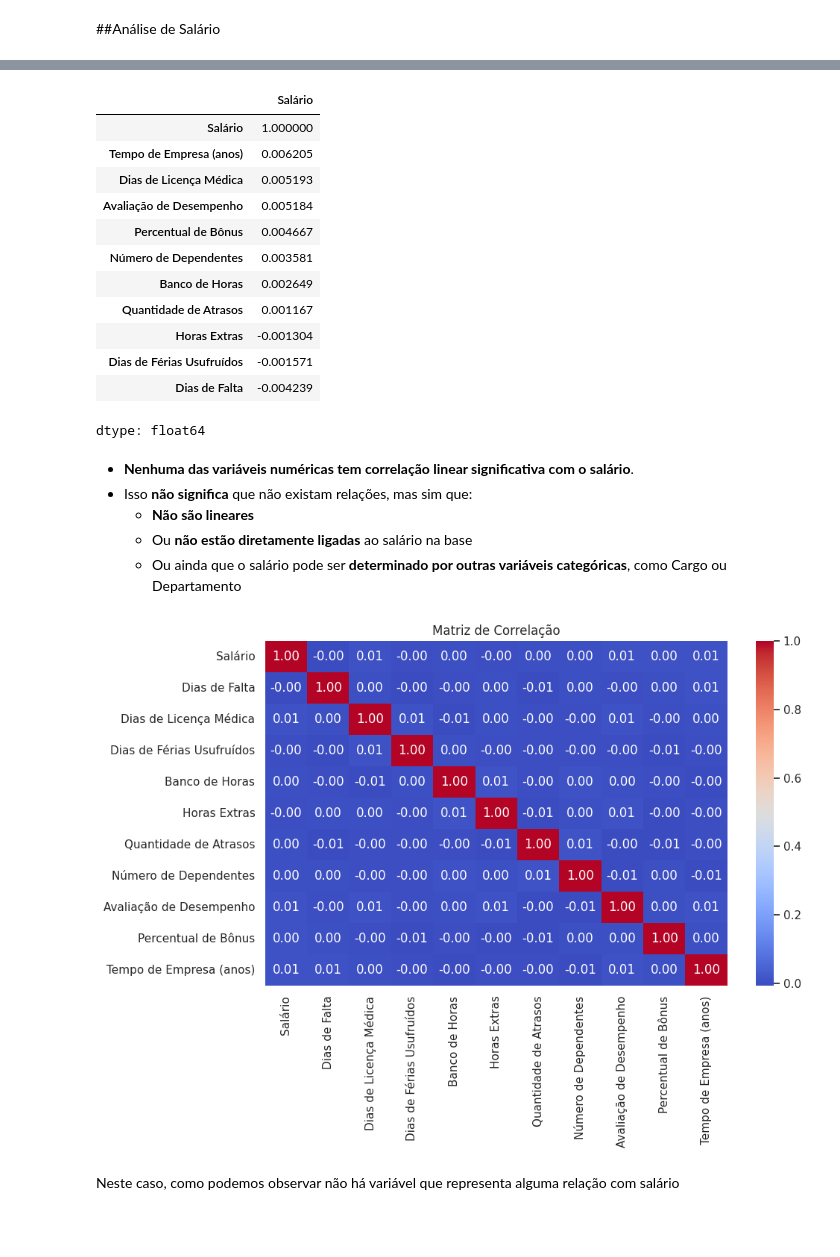
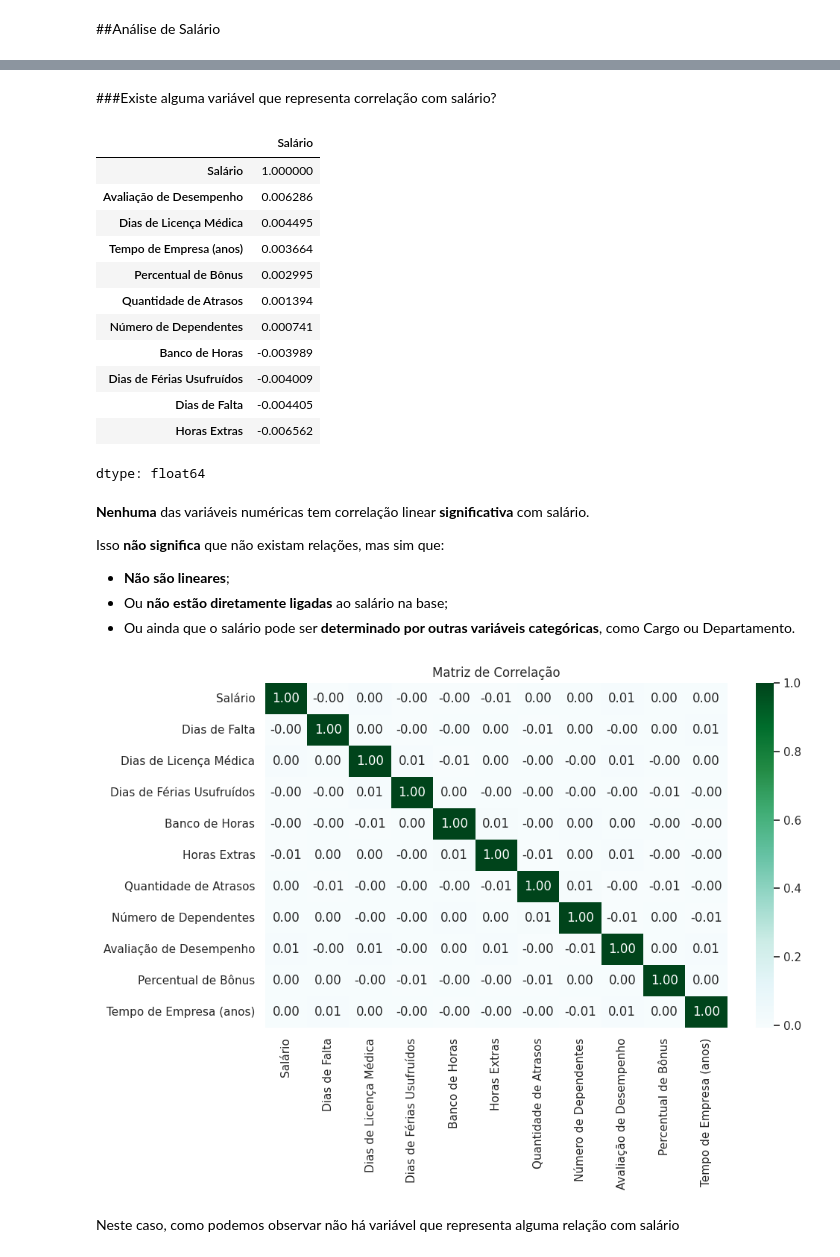
Before and after one commit to pela-andrea/people-analytics-case, a Jupyter notebook: scripts/03_analise_de_dados.ipynb, the cells around one changed output, grey strips where cells are left out. Cells and saved outputs as stored; diff of their text form; code cells hidden in the pictures; blank space fills up the shorter version.

```diff
--- a/scripts/03_analise_de_dados.ipynb
+++ b/scripts/03_analise_de_dados.ipynb
@@ -54 +84,6 @@ Garantindo que o campo Percentual Bonus seja em percentual
+# %%
+#Tratando campos de Data - convertendo corretamente
+datas = ['Data de Admissão', 'Data de Demissão', 'Data da Última Promoção', 'Data do Último Treinamento']
+for col in datas:
+    df[col] = pd.to_datetime(df[col], errors='coerce')
 # %%
@@ -87,4 +121,9 @@ sns.set(style="whitegrid", palette="pastel")
+# %% [markdown]
+###Existe alguma variável que representa correlação com salário?
 # %%
+#Estilo de gráfico
+sns.set(style="whitegrid", palette="pastel")
+
 #Criar correlação com todas as variáveis numéricas
 numeric_cols = df.select_dtypes(include='number')
 correlation = numeric_cols.corr()
@@ -93,30 +132,31 @@ correlation['Salário'].sort_values(ascending=False)
 # %% [output]
 |  | Salário |
 | Salário | 1.000000 |
-| Tempo de Empresa (anos) | 0.006205 |
-| Dias de Licença Médica | 0.005193 |
-| Avaliação de Desempenho | 0.005184 |
-| Percentual de Bônus | 0.004667 |
-| Número de Dependentes | 0.003581 |
-| Banco de Horas | 0.002649 |
-| Quantidade de Atrasos | 0.001167 |
-| Horas Extras | -0.001304 |
-| Dias de Férias Usufruídos | -0.001571 |
-| Dias de Falta | -0.004239 |
+| Avaliação de Desempenho | 0.006286 |
+| Dias de Licença Médica | 0.004495 |
+| Tempo de Empresa (anos) | 0.003664 |
+| Percentual de Bônus | 0.002995 |
+| Quantidade de Atrasos | 0.001394 |
+| Número de Dependentes | 0.000741 |
+| Banco de Horas | -0.003989 |
+| Dias de Férias Usufruídos | -0.004009 |
+| Dias de Falta | -0.004405 |
+| Horas Extras | -0.006562 |
 dtype: float64
 # %% [markdown]
-- **Nenhuma das variáveis numéricas tem correlação linear significativa com o salário**.
-- Isso **não significa** que não existam relações, mas sim que:
-    - **Não são lineares**
-    - Ou **não estão diretamente ligadas** ao salário na base
-    - Ou ainda que o salário pode ser **determinado por outras variáveis categóricas**, como Cargo ou Departamento
+**Nenhuma** das variáveis numéricas tem correlação linear **significativa** com salário.
+
+Isso **não significa** que não existam relações, mas sim que:
+  - **Não são lineares**;
+  - Ou **não estão diretamente ligadas** ao salário na base;
+  - Ou ainda que o salário pode ser **determinado por outras variáveis categóricas**, como Cargo ou Departamento.
 # %%
 #Matriz de Correlação para salário
 plt.figure(figsize=(10, 6))
-sns.heatmap(numeric_cols.corr(), annot=True, cmap="coolwarm", fmt=".2f")
+sns.heatmap(numeric_cols.corr(), annot=True, cmap="BuGn", fmt=".2f")
 plt.title("Matriz de Correlação")
 plt.show()
 # %% [output]
-[figure, old version]
+[figure, new version]
 # %% [markdown]
 Neste caso, como podemos observar não há variável que representa alguma relação com salário
```
Also changed, not shown: parts of 119 cells of this notebook.
